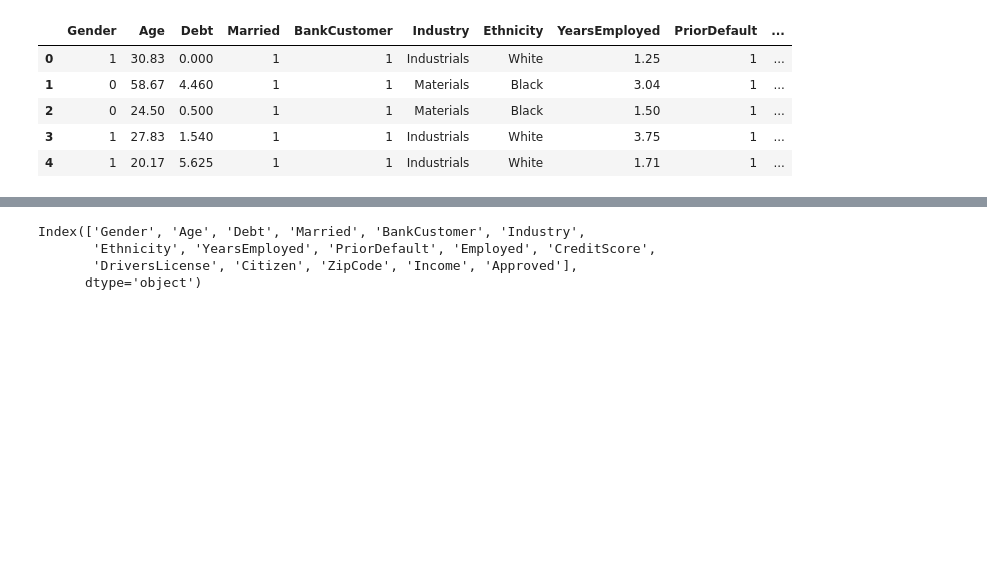
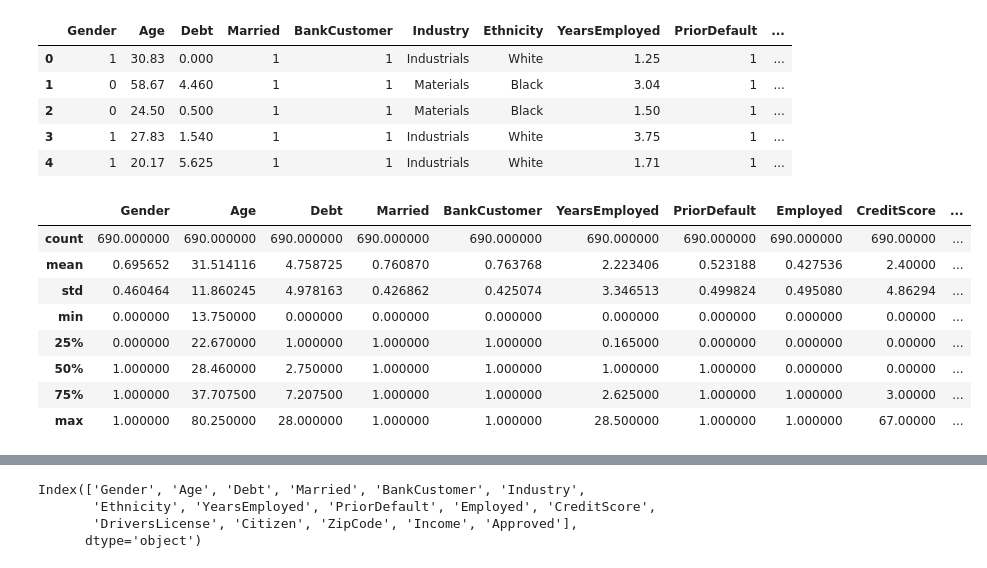
Before and after one commit to Jyotirmoy2/Creditcard_approval_prediction, a Jupyter notebook: final projct.ipynb, the cells around one changed output, grey strips where cells are left out. Cells and saved outputs as stored; diff of their text form; code cells hidden in the pictures; blank space fills up the shorter version.

```diff
--- a/final projct.ipynb
+++ b/final projct.ipynb
@@ -37,3 +37,15 @@ df.head()
 | 2 | 0 | 24.50 | 0.500 | 1 | 1 | Materials | Black | 1.50 | 1 | ... |
 | 3 | 1 | 27.83 | 1.540 | 1 | 1 | Industrials | White | 3.75 | 1 | ... |
 | 4 | 1 | 20.17 | 5.625 | 1 | 1 | Industrials | White | 1.71 | 1 | ... |
+# %%
+df.describe()
+# %% [output]
+|  | Gender | Age | Debt | Married | BankCustomer | YearsEmployed | PriorDefault | Employed | CreditScore | ... |
+| count | 690.000000 | 690.000000 | 690.000000 | 690.000000 | 690.000000 | 690.000000 | 690.000000 | 690.000000 | 690.00000 | ... |
+| mean | 0.695652 | 31.514116 | 4.758725 | 0.760870 | 0.763768 | 2.223406 | 0.523188 | 0.427536 | 2.40000 | ... |
+| std | 0.460464 | 11.860245 | 4.978163 | 0.426862 | 0.425074 | 3.346513 | 0.499824 | 0.495080 | 4.86294 | ... |
+| min | 0.000000 | 13.750000 | 0.000000 | 0.000000 | 0.000000 | 0.000000 | 0.000000 | 0.000000 | 0.00000 | ... |
+| 25% | 0.000000 | 22.670000 | 1.000000 | 1.000000 | 1.000000 | 0.165000 | 0.000000 | 0.000000 | 0.00000 | ... |
+| 50% | 1.000000 | 28.460000 | 2.750000 | 1.000000 | 1.000000 | 1.000000 | 1.000000 | 0.000000 | 0.00000 | ... |
+| 75% | 1.000000 | 37.707500 | 7.207500 | 1.000000 | 1.000000 | 2.625000 | 1.000000 | 1.000000 | 3.00000 | ... |
+| max | 1.000000 | 80.250000 | 28.000000 | 1.000000 | 1.000000 | 28.500000 | 1.000000 | 1.000000 | 67.00000 | ... |
```
Also changed, not shown: parts of 5 cells of this notebook.
